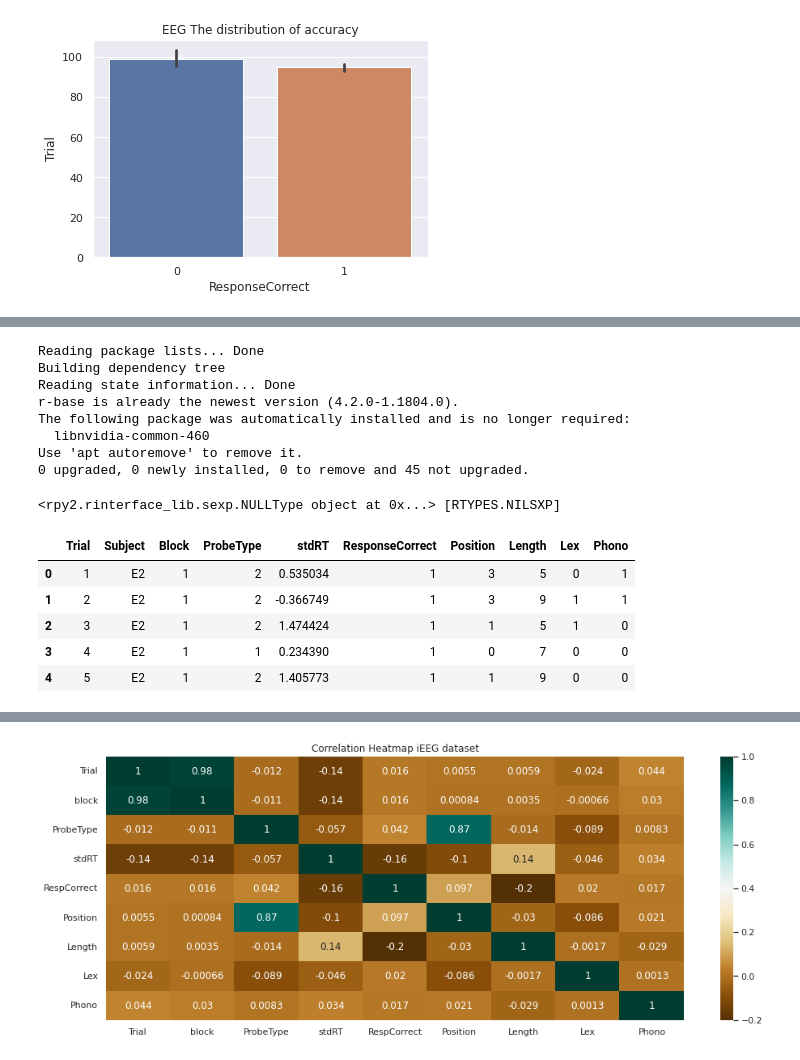
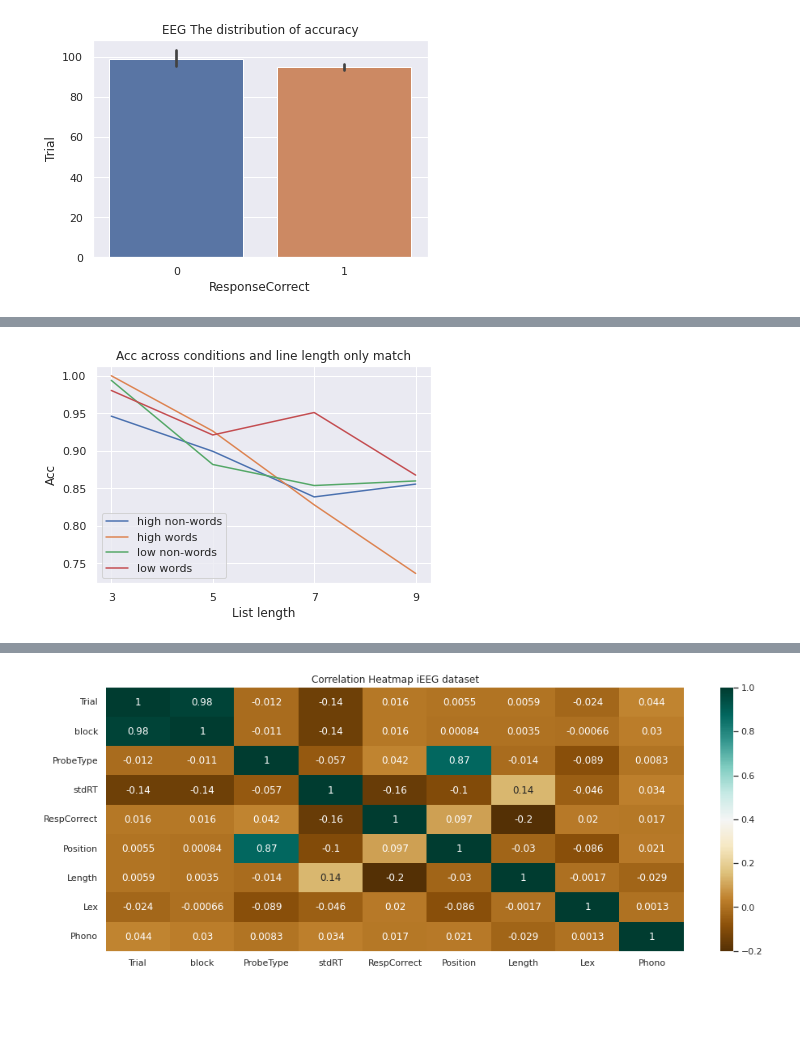
Before and after one commit to cristinarainich/Sternberg_analysis, a Jupyter notebook: Models.ipynb, the cells around one changed output, grey strips where cells are left out. Cells and saved outputs as stored; diff of their text form; code cells hidden in the pictures; blank space fills up the shorter version.

```diff
--- a/Models.ipynb
+++ b/Models.ipynb
@@ -108,22 +140,0 @@ Lex Var          0.000    0.005
-# %%
-# Install R and Rpy2
-!apt-get install r-base
-!pip install -q rpy2
-
-# Install LMER packages (THIS TAKES ABOUT 3~5 minutes)
-packnames = ('lme4', 'lmerTest', 'emmeans', "geepack")
-from rpy2.robjects.packages import importr
-from rpy2.robjects.vectors import StrVector
-utils = importr("utils")
-utils.chooseCRANmirror(ind=1)
-utils.install_packages(StrVector(packnames))
-# %% [output]
-Reading package lists... Done
-Building dependency tree
-Reading state information... Done
-r-base is already the newest version (4.2.0-1.1804.0).
-The following package was automatically installed and is no longer required:
-  libnvidia-common-460
-Use 'apt autoremove' to remove it.
-0 upgraded, 0 newly installed, 0 to remove and 45 not upgraded.
-<rpy2.rinterface_lib.sexp.NULLType object at 0x...> [RTYPES.NILSXP]
@@ -136,9 +141,13 @@ library(lmerTest)
-# %%
-eeg_data.head()
-# %% [output]
-|  | Trial | Subject | Block | ProbeType | stdRT | ResponseCorrect | Position | Length | Lex | Phono |
-| 0 | 1 | E2 | 1 | 2 | 0.535034 | 1 | 3 | 5 | 0 | 1 |
-| 1 | 2 | E2 | 1 | 2 | -0.366749 | 1 | 3 | 9 | 1 | 1 |
-| 2 | 3 | E2 | 1 | 2 | 1.474424 | 1 | 1 | 5 | 1 | 0 |
-| 3 | 4 | E2 | 1 | 1 | 0.234390 | 1 | 0 | 7 | 0 | 0 |
-| 4 | 5 | E2 | 1 | 2 | 1.405773 | 1 | 1 | 9 | 0 | 0 |
+# %%
+pl.figure()
+subset = eeg[eeg['ProbeType'] == 2].groupby(['ProbeCategory', 'Length'])[['ResponseCorrect']].mean().reset_index()
+for i in subset.ProbeCategory.unique():
+  x = subset[subset['ProbeCategory'] == i]
+  pl.plot(x.Length, x.ResponseCorrect)
+pl.xticks(x.Length)
+pl.xlabel('List length')
+pl.ylabel('Acc')
+pl.legend(subset.ProbeCategory.unique())
+pl.title('Acc across conditions and line length only match');
+# %% [output]
+[figure, added]
```
Also changed, not shown: parts of 63 cells of this notebook.
